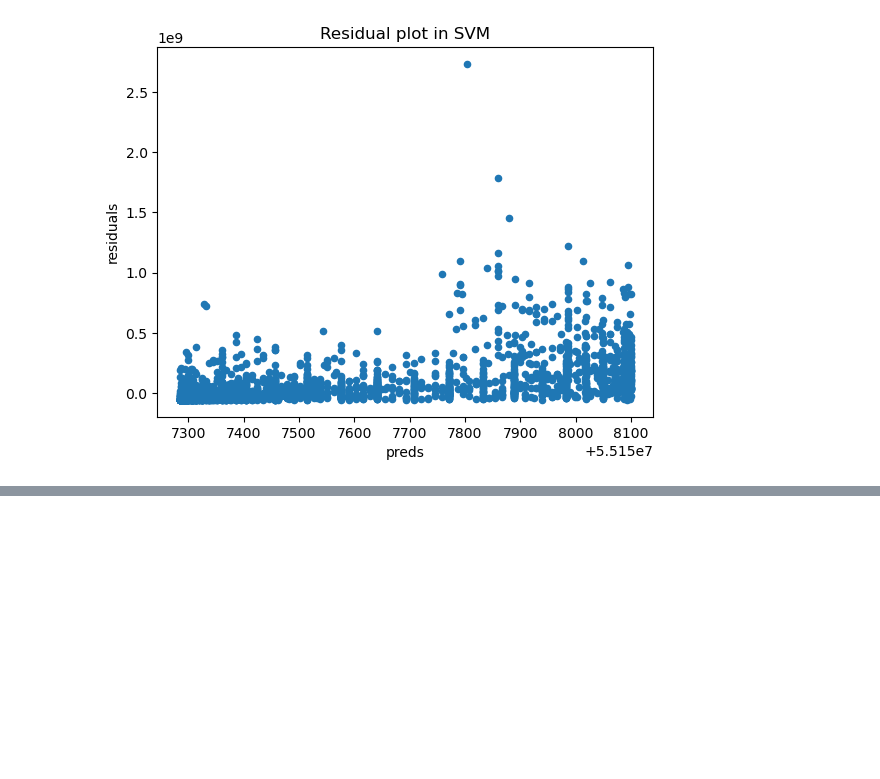
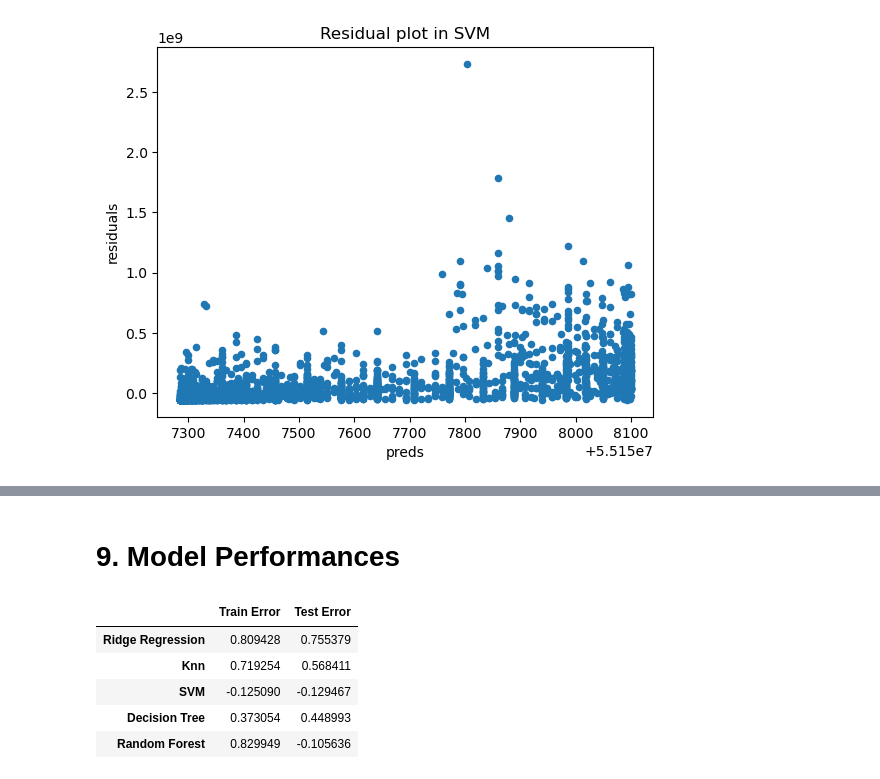
Before and after one commit to JoyceHuangEC/ORIE5741_project, a Jupyter notebook: tmdb.ipynb, the cells around one changed output, grey strips where cells are left out. Cells and saved outputs as stored; diff of their text form; code cells hidden in the pictures; blank space fills up the shorter version.

```diff
--- a/tmdb.ipynb
+++ b/tmdb.ipynb
@@ -517,0 +598,17 @@ Text(0.5, 1.0, 'Residual plot in SVM')
+# %% [markdown]
+# 9. Model Performances
+# %%
+train_err = [acc_train_ridge, acc_train_knn, acc_train_svm, acc_train_tree, acc_train_forest]
+test_err = [acc_test_ridge, acc_test_knn, acc_test_svm, acc_test_tree, acc_test_forest]
+
+col={'Train Error':train_err,'Test Error':test_err}
+models = ['Ridge Regression','Knn','SVM','Decision Tree','Random Forest']
+df = pd.DataFrame(data=col,index=models)
+df
+# %% [output]
+|  | Train Error | Test Error |
+| Ridge Regression | 0.809428 | 0.755379 |
+| Knn | 0.719254 | 0.568411 |
+| SVM | -0.125090 | -0.129467 |
+| Decision Tree | 0.373054 | 0.448993 |
+| Random Forest | 0.829949 | -0.105636 |
```
Also changed, not shown: parts of 10 cells of this notebook.
